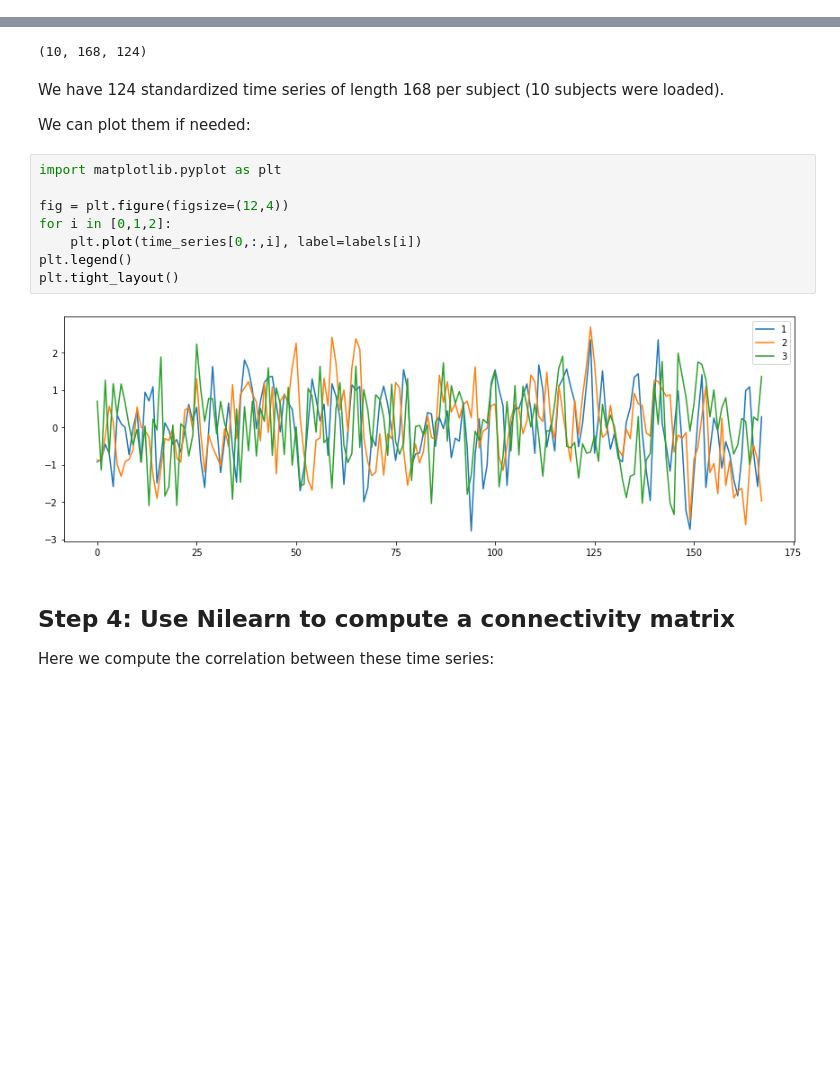
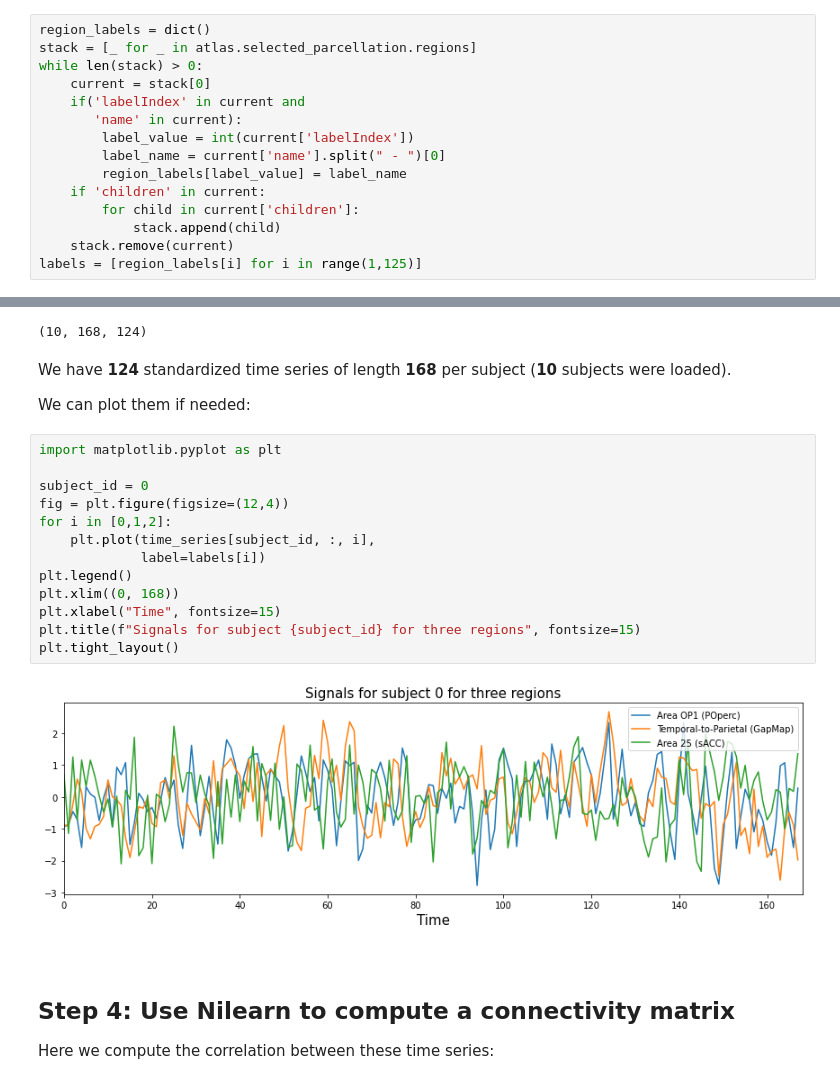
Before and after one commit to ymzayek/EBRAINS-Connectivity-Analysis, a Jupyter notebook: Notebooks/connectivity-analysis-pieline.ipynb, the cells around one changed output, grey strips where cells are left out. Drawn from its saved outputs; the diff is of its cells as text; blank space fills up the shorter version.

```diff
--- a/Notebooks/connectivity-analysis-pieline.ipynb
+++ b/Notebooks/connectivity-analysis-pieline.ipynb
@@ -89,0 +106,15 @@ labels = [str(i) for i in range(1,125)]
+# %%
+region_labels = dict()
+stack = [_ for _ in atlas.selected_parcellation.regions]
+while len(stack) > 0:
+    current = stack[0]
+    if('labelIndex' in current and
+       'name' in current):
+        label_value = int(current['labelIndex'])
+        label_name = current['name'].split(" - ")[0]
+        region_labels[label_value] = label_name
+    if 'children' in current:
+        for child in current['children']:
+            stack.append(child)
+    stack.remove(current)
+labels = [region_labels[i] for i in range(1,125)]
@@ -115,19 +148,26 @@ time_series.shape
 # %% [output]
 (10, 168, 124)
 # %% [markdown]
-We have 124 standardized time series of length 168 per subject (10 subjects were loaded).
+We have **124** standardized time series of length **168** per subject (**10** subjects were loaded).
 
 We can plot them if needed:
 # %%
 import matplotlib.pyplot as plt
 
+subject_id = 0
 fig = plt.figure(figsize=(12,4))
 for i in [0,1,2]:
-    plt.plot(time_series[0,:,i], label=labels[i])
+    plt.plot(time_series[subject_id, :, i],
+             label=labels[i])
 plt.legend()
+plt.xlim((0, 168))
+plt.xlabel("Time", fontsize=15)
+plt.title(f"Signals for subject {subject_id} for three regions", fontsize=15)
 plt.tight_layout()
 # %% [output]
-[figure, old version]
+[figure, new version]
+# %% [markdown]
+<a id="Step4"></a>
 # %% [markdown]
 ## Step 4: Use Nilearn to compute a connectivity matrix
 
```
Also changed, not shown: parts of 14 cells of this notebook.
